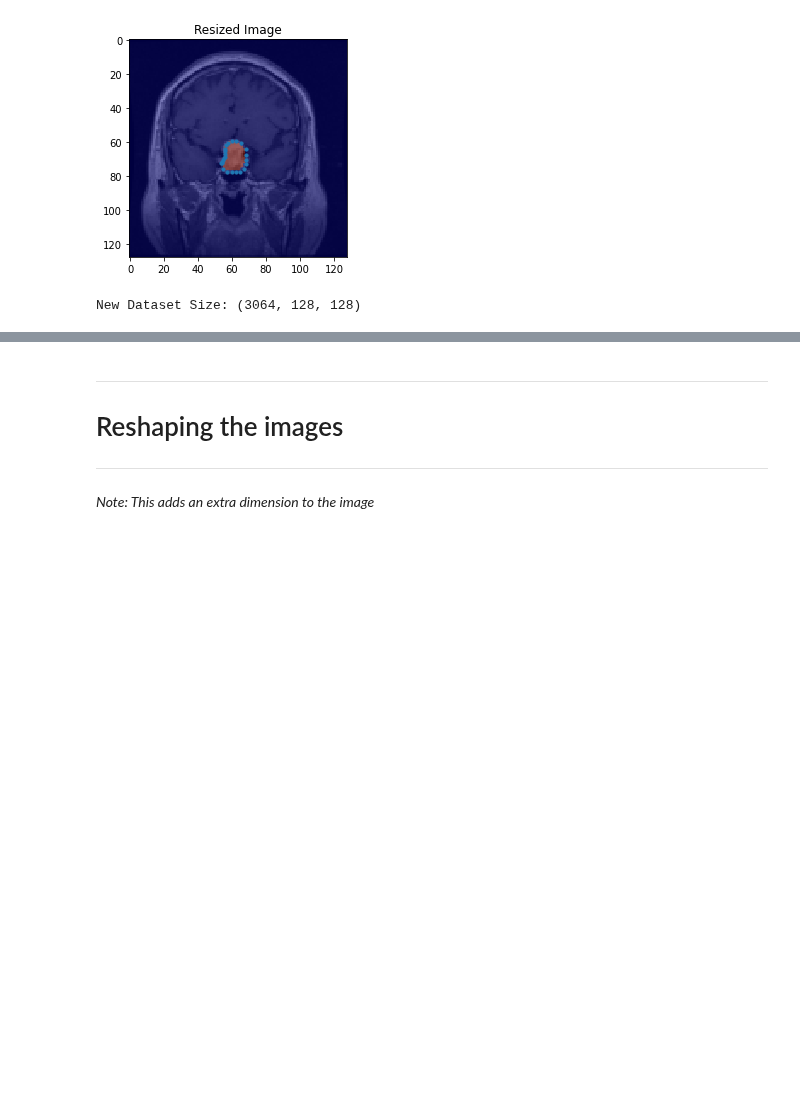
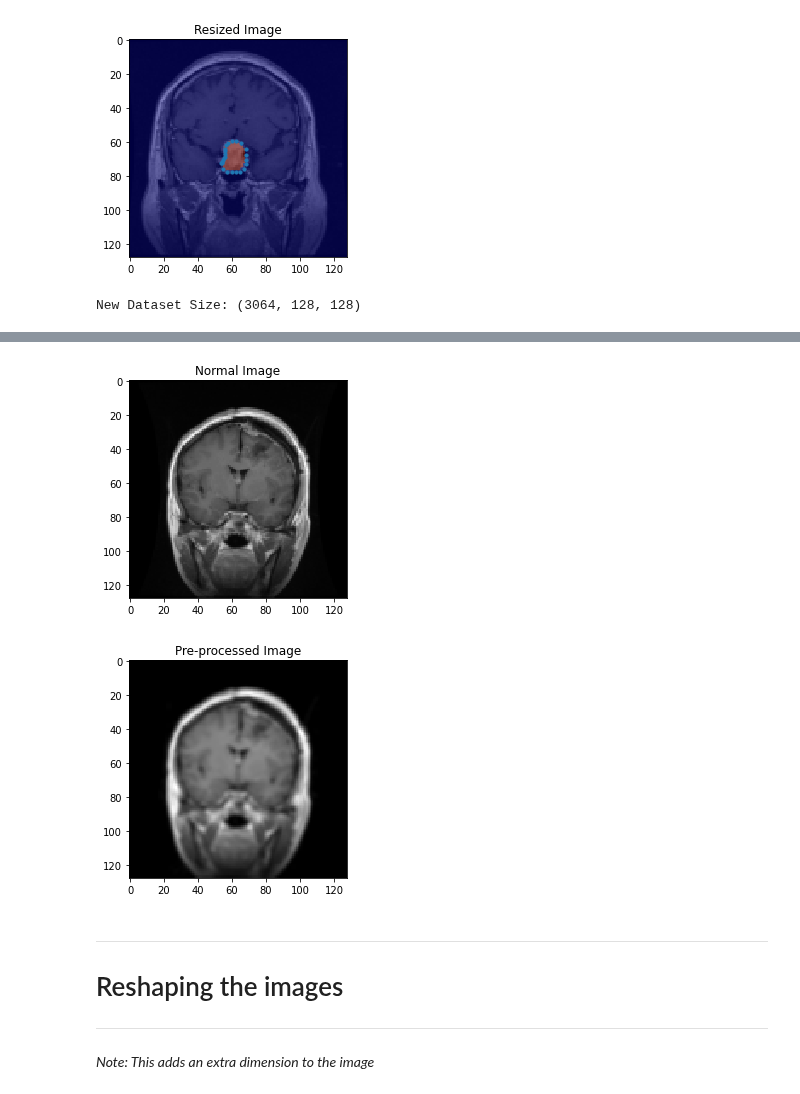
Before and after one commit to jw01324/COM3025, a Jupyter notebook: COM3025.ipynb, the cells around one changed output, grey strips where cells are left out. Cells and saved outputs as stored; diff of their text form; code cells hidden in the pictures; blank space fills up the shorter version.

Commit message:
Added Image Preprocessing to it

```diff
--- a/COM3025.ipynb
+++ b/COM3025.ipynb
@@ -196,3 +196,29 @@ New Dataset Size: (3064, 128, 128)
+# %%
+import cv2
+from skimage import exposure
+
+#creating empty array to hold the preprocessed (pp) elements
+images_pp = np.empty((numberOfFiles, 128, 128), float)
+
+#loop through array and preprocess all images, save in images_pp array
+for x in range(0, numberOfFiles):
+  _, threshold = cv2.threshold(images_rs[x],80,255,cv2.THRESH_TOZERO)
+  filtered = cv2.blur(threshold, (3,3), 256)
+  #equalised = exposure.equalize_hist(filtered, 1000)
+  images_pp[x] = filtered
+# %%
+plt.figure()
+plt.title("Normal Image")
+plt.imshow(images_rs[0], 'gray', interpolation='none')
+plt.show()
+
+plt.figure()
+plt.title("Pre-processed Image")
+plt.imshow(images_pp[0], 'gray', interpolation='none')
+plt.show()
+# %% [output]
+[figure, added]
+[figure, added]
 # %% [markdown]
 
 
```
Also changed, not shown: parts of 2 cells of this notebook.
